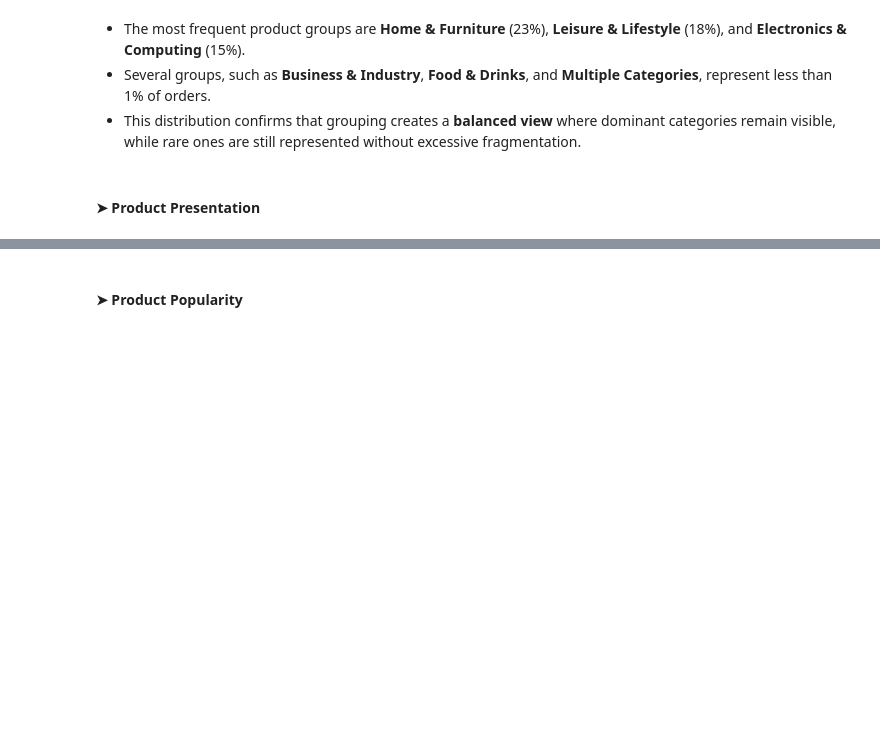
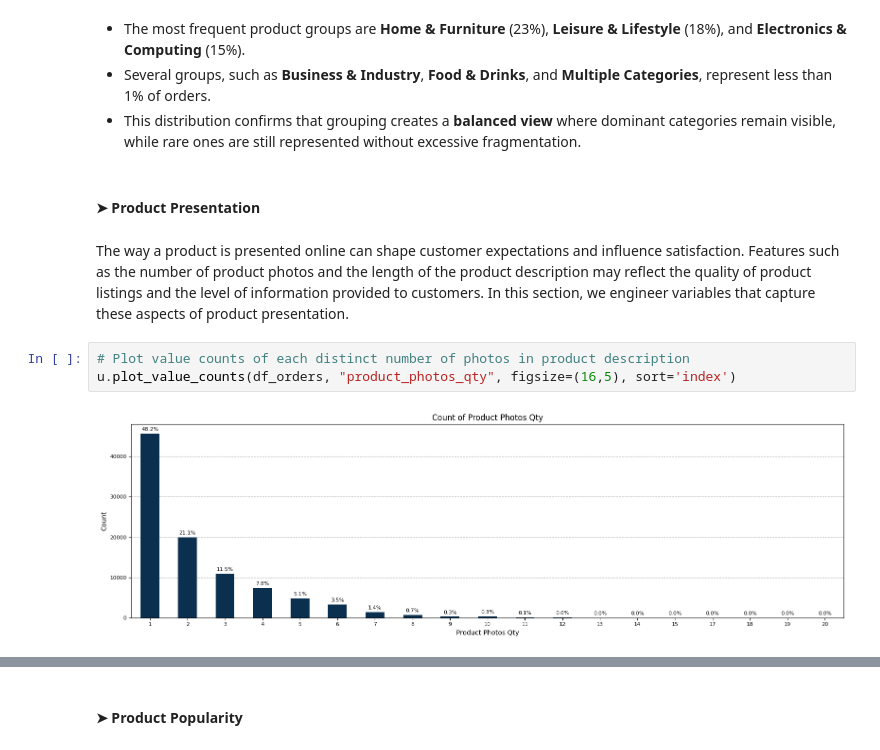
Before and after one commit to OlesyaEvseeva/customer-satisfaction-ecommerce, a Jupyter notebook: notebooks/02_data_integration_preprocessing.ipynb, the cells around one changed output, grey strips where cells are left out. Cells and saved outputs as stored; diff of their text form; blank space fills up the shorter version.

Commit message:
feat(notebook-2): create product photos features

```diff
--- a/notebooks/02_data_integration_preprocessing.ipynb
+++ b/notebooks/02_data_integration_preprocessing.ipynb
@@ -1898,3 +1902,10 @@ After grouping, the number of categories reduces from **70+** to a manageable se
 - This distribution confirms that grouping creates a **balanced view** where dominant categories remain visible, while rare ones are still represented without excessive fragmentation.
 # %% [markdown]
 #### **➤ Product Presentation**
+# %% [markdown]
+The way a product is presented online can shape customer expectations and influence satisfaction. Features such as the number of product photos and the length of the product description may reflect the quality of product listings and the level of information provided to customers. In this section, we engineer variables that capture these aspects of product presentation.
+# %%
+# Plot value counts of each distinct number of photos in product description
+u.plot_value_counts(df_orders, "product_photos_qty", figsize=(16,5), sort='index')
+# %% [output]
+[figure, added]
```
Also changed, not shown: parts of 17 cells of this notebook.
